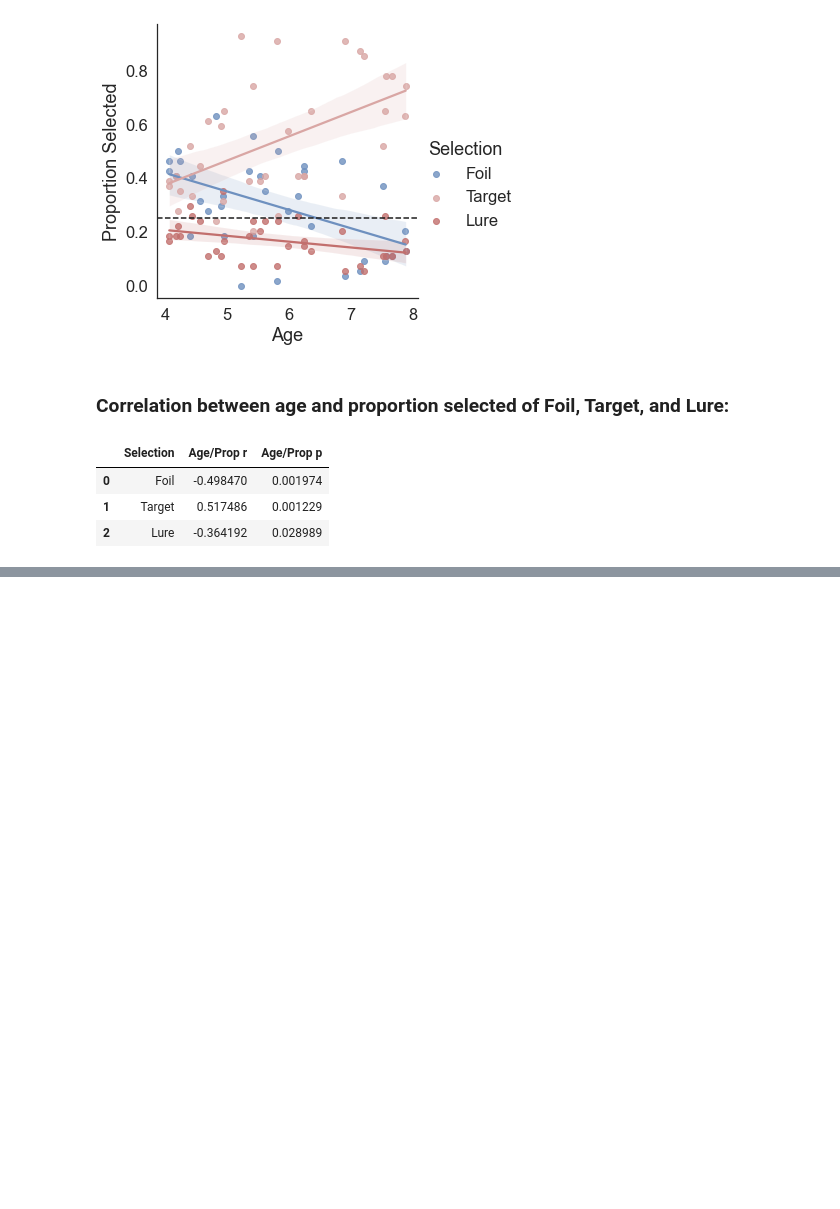
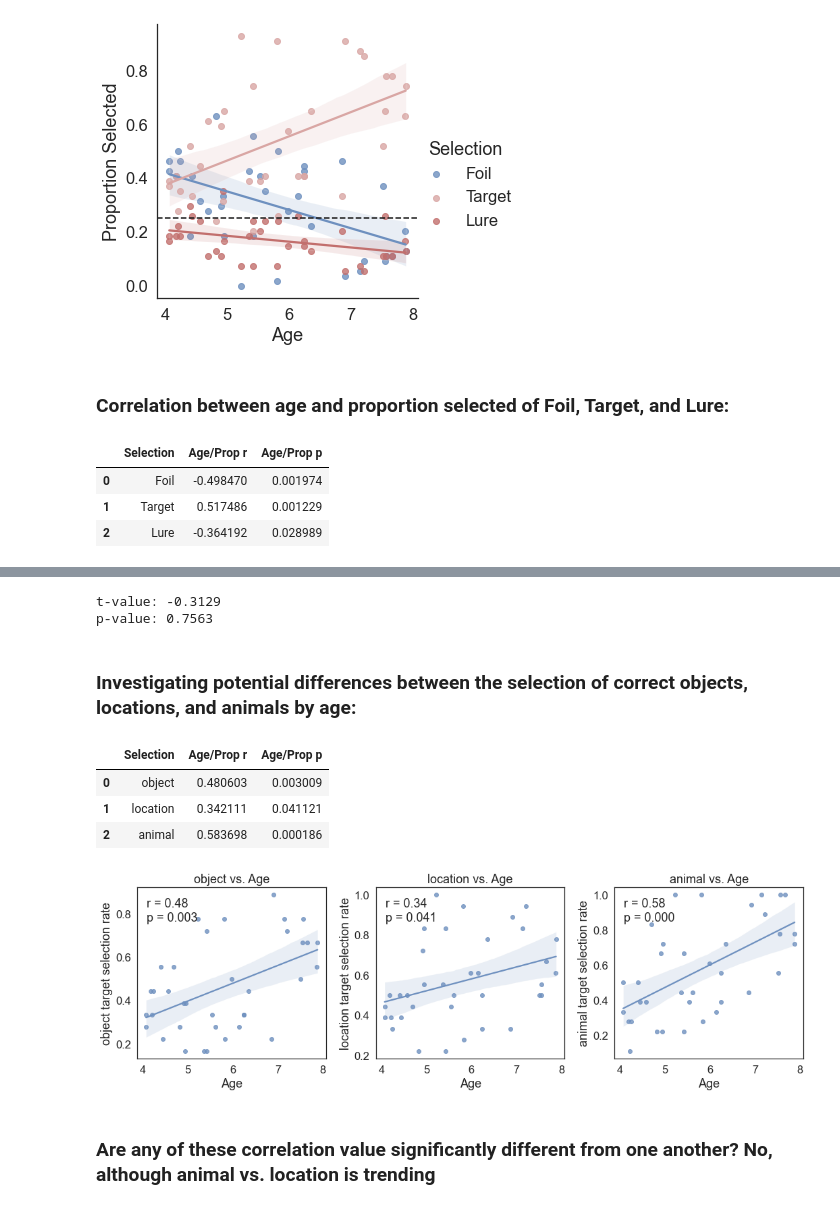
Before and after one commit to samsydco/PSPC, a Jupyter notebook: Results_PS.ipynb, the cells around one changed output, grey strips where cells are left out. Saved outputs shown, nothing was run; the diff lists cells and outputs as text; code cells hidden in the pictures; blank space fills up the shorter version.

```diff
--- a/Results_PS.ipynb
+++ b/Results_PS.ipynb
@@ -60,6 +60,7 @@ ttest(stackeddf[stackeddf['Delay']==True]['Target'],stackeddf[stackeddf['Delay']
 # Let's just looks at those kids who had the delay going forward...
 # %%
 PSagedf = PSagedf[PSagedf['Delay']==True]
+stackeddf = stackeddf[stackeddf['Delay']==True]
 # %% [markdown]
 ### plot correlation between age and Target/Lure/Foil proportion
 # %%
@@ -98,0 +115,67 @@ display(statdf)
+# %%
+import numpy as np
+from scipy.stats import t
+
+def fisher_z_transform(r):
+    return 0.5 * np.log((1 + r) / (1 - r))
+
+def williams_test(r1, r2, r12, n):
+    """
+    Williams' Test for dependent correlations.
+
+    Parameters:
+    r1: First correlation coefficient.
+    r2: Second correlation coefficient.
+    r12: Correlation coefficient between the two variables of interest.
+    n: Sample size.
+
+    Returns:
+    t_value: Test statistic.
+    p_value: Two-tailed p-value.
+    """
+
+    z1 = fisher_z_transform(r1)
+    z2 = fisher_z_transform(r2)
+
+    numerator = z1 - z2
+    denominator = np.sqrt((1 / (n - 3)) * (2 * (1 - r1) / (1 + r1) + 2 * (1 - r2) / (1 + r2) - 2 * (1 - r12)))
+
+    t_value = numerator / denominator
+    df = n - 3  # Degrees of freedom
+    p_value = (1 - t.cdf(abs(t_value), df)) * 2  # Two-tailed p-value
+
+    return t_value, p_value
+
+t_value, p_value = williams_test(statdf[statdf.Selection=='Foil']['Age/Prop r'].iloc[0],
+              statdf[statdf.Selection=='Lure']['Age/Prop r'].iloc[0],
+              stats.pearsonr(stackeddf['Foil'],stackeddf['Lure'])[0],
+             len(stackeddf))
+
+print(f"t-value: {t_value:.4f}")
+print(f"p-value: {p_value:.4f}")
+# %% [output]
+t-value: -0.3129
+p-value: 0.7563
+# %% [markdown]
+### Investigating potential differences between the selection of correct objects, locations, and animals by age:
+# %%
+statlistola = []
+fig, axes = plt.subplots(1, 3, figsize=(15, 5))
+for i,selection in enumerate(['object','location','animal']):
+	res = stats.pearsonr(stackeddf['Age'],stackeddf[selection+' target selection rate'])
+	statlistola.append({'Selection':selection, 'Age/Prop r':res[0], 'Age/Prop p':res[1]})
+	sns.regplot(data=stackeddf, x='Age', y=selection+' target selection rate', ax=axes[i]).set_title(selection+' vs. Age')
+	axes[i].text(0.05, 0.8, f'r = {res[0]:.2f}\np = {res[1]:.3f}', transform=axes[i].transAxes)
+statdfola=pd.DataFrame(statlistola)
+display(statdfola)
+
+plt.tight_layout()
+plt.show()
+# %% [output]
+|  | Selection | Age/Prop r | Age/Prop p |
+| 0 | object | 0.480603 | 0.003009 |
+| 1 | location | 0.342111 | 0.041121 |
+| 2 | animal | 0.583698 | 0.000186 |
+[figure, added]
+# %% [markdown]
+### Are any of these correlation value significantly different from one another? No, although animal vs. location is trending
```
Also changed, not shown: parts of 5 cells of this notebook.
